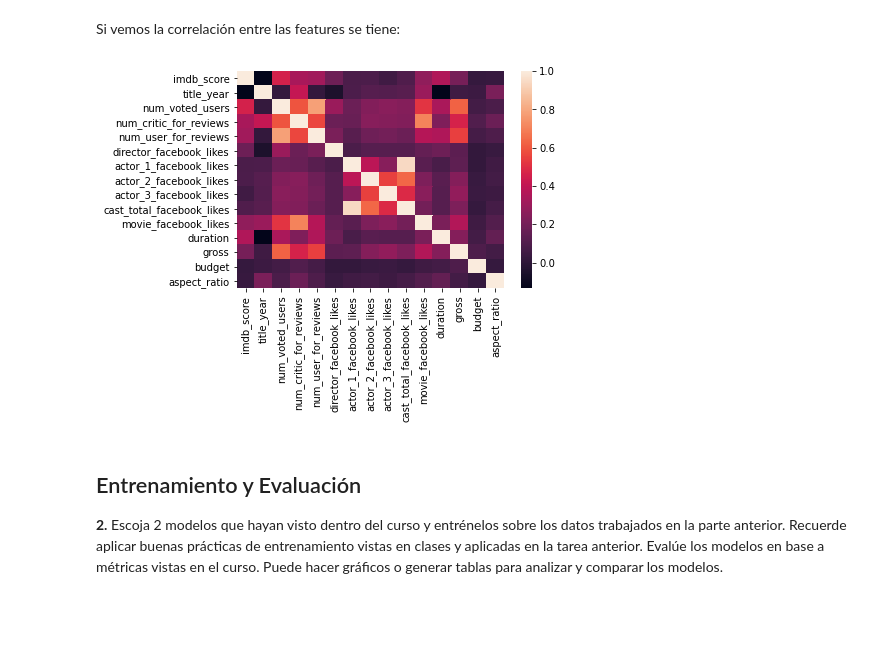
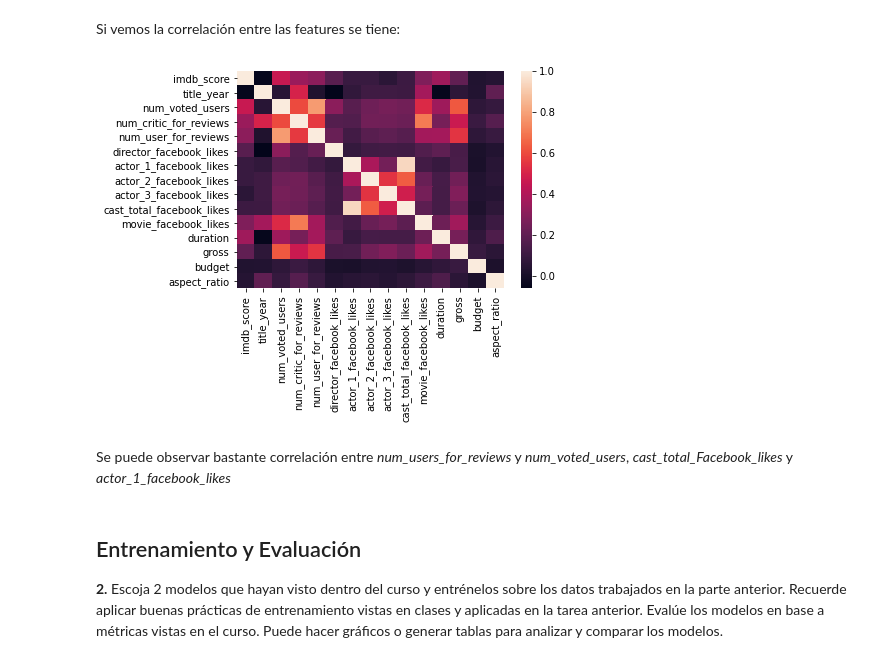
Before and after one commit to SebasUrbina/tarea3_mineria, a Jupyter notebook: Tarea 3.ipynb, the cells around one changed output. Saved outputs shown, nothing was run; the diff lists cells and outputs as text; code cells hidden in the pictures; blank space fills up the shorter version.

```diff
--- a/Tarea 3.ipynb
+++ b/Tarea 3.ipynb
@@ -321,8 +321,9 @@ Ejecute el siguiente código para cargar los datos que usaremos en esta parte. L
 
 **Estamos interesados en predecir la variable `imdb_score` a partir de los demas datos.** `imdb_score` es un entero y puede considerarlo como un variable categórica.
 # %%
+import seaborn as sns
 # ponga aqui donde tiene el archivo
 data_file = "movies.csv"
 
-data = pd.read_csv(data_file)
-data
+movies = pd.read_csv(data_file)
+movies.head()
@@ -364,4 +370,0 @@ import seaborn as sns
-# %%
-#leemos los datos
-movies = pd.read_csv("movies.csv")
-movies.head()
@@ -468,9 +493,11 @@ sns.boxplot(x = "title_year", data = mov_1980);
 # %% [markdown]
 Si vemos la correlación entre las features se tiene:
 # %%
-sns.heatmap(movies.corr());
+sns.heatmap(mov_1980.corr());
 # %% [output]
-[figure, old version]
+[figure, new version]
+# %% [markdown]
+Se puede observar bastante correlación entre *num_users_for_reviews* y *num_voted_users*, *cast_total_Facebook_likes* y *actor_1_facebook_likes*
 # %% [markdown]
 ## Entrenamiento y Evaluación
 
```
Also changed, not shown: parts of 10 cells of this notebook.
